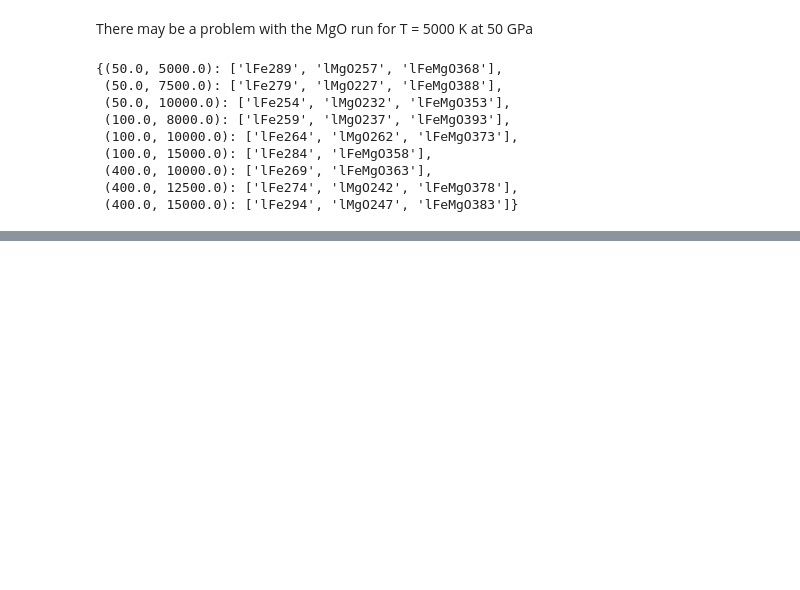
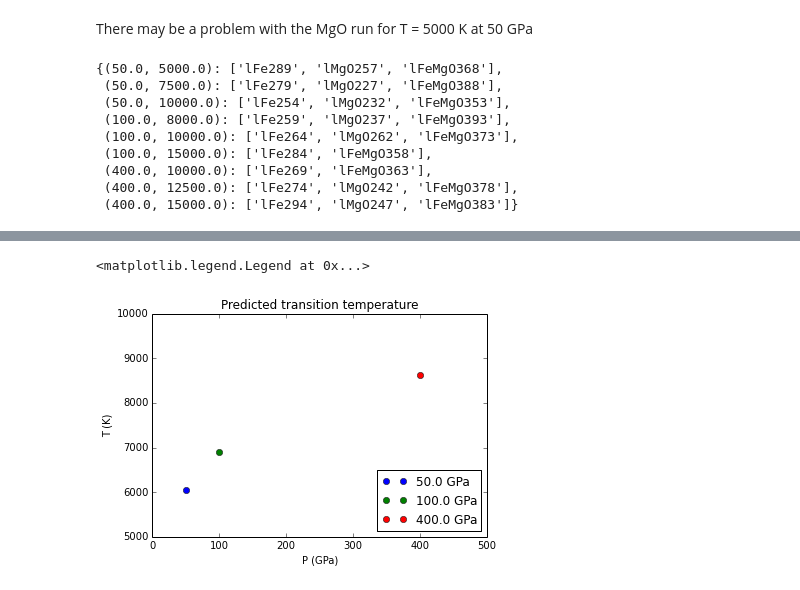
Before and after one commit to smwahl/vasp_automation, a Jupyter notebook: tdi_analysis_plotting.ipynb, the cells around one changed output, grey strips where cells are left out. Cells and saved outputs as stored; diff of their text form; code cells hidden in the pictures; blank space fills up the shorter version.

```diff
--- a/tdi_analysis_plotting.ipynb
+++ b/tdi_analysis_plotting.ipynb
@@ -185,0 +226,24 @@ array([[-0.00291913,  0.00055026],
+# %%
+# plot predicted transition temperatures (this might be plotted against model adiabats ect..)
+
+P = rxn['P_target'].unique()
+T = transition_temps
+
+colors=['b','g','r']
+
+fig = plt.figure()
+ax = fig.add_subplot(1,1,1)
+labels = ['{} GPa'.format(p) for p in P]
+for i,x in enumerate(zip(P,T)):
+    ax.plot(x[0],x[1],'o',color=colors[i],label=labels[i])
+#    ax.errorbar(T,deltaG,deltaG_err,)
+ax.set_title('Predicted transition temperature')
+ax.set_ylabel('T (K)')
+ax.set_xlabel('P (GPa)')
+ax.axhline(color='k')
+ax.set_ylim([5000,10000])
+ax.set_xlim([0,500])
+ax.legend(loc='lower right')
+# %% [output]
+<matplotlib.legend.Legend at 0x...>
+[figure, added]
```
Also changed, not shown: parts of 7 cells of this notebook.
